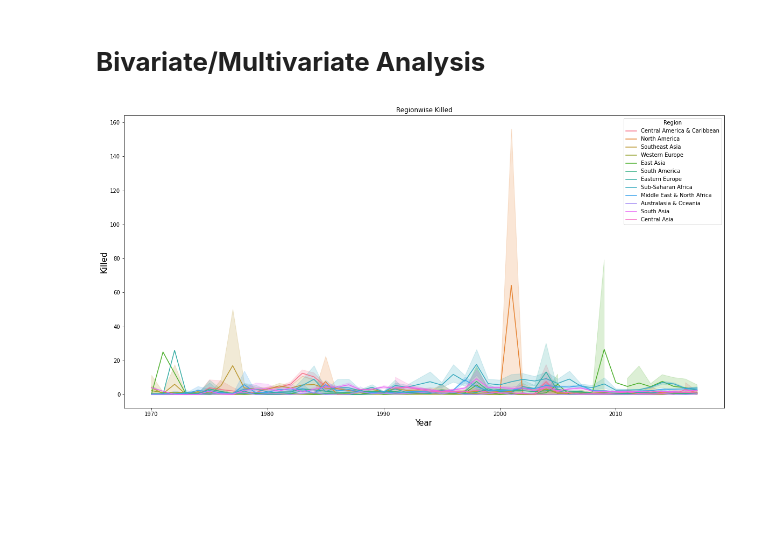
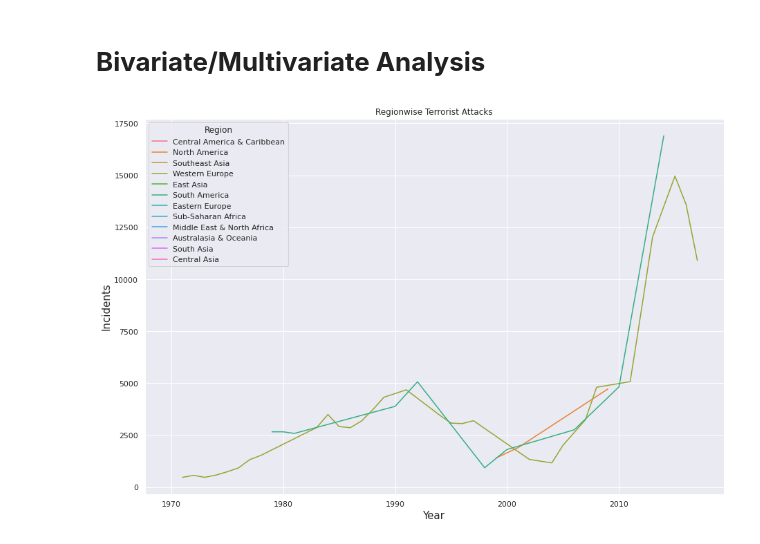
Before and after one commit to Prasad-Khedkar/Global-Terrorism-EDA, a Jupyter notebook: Global_Terrorism(EDA).ipynb, the cells around one changed output. Saved outputs shown, nothing was run; the diff lists cells and outputs as text; code cells hidden in the pictures; blank space fills up the shorter version.

```diff
--- a/Global_Terrorism(EDA).ipynb
+++ b/Global_Terrorism(EDA).ipynb
@@ -30,7 +30,7 @@ print(list(df.columns))
 ['eventid', 'iyear', 'imonth', 'iday', 'approxdate', 'extended', 'resolution', 'country', 'country_txt', 'region', 'region_txt', 'provstate', 'city', 'latitude', 'longitude', 'specificity', 'vicinity' ...
 # %%
 df.rename(columns={'iyear':'Year','imonth':'Month','iday':'Day','country_txt':'Country','region_txt':'Region','provstate':'State','attacktype1_txt':'Attack_Type','targtype1_txt':'Target_Type','target1':'Target_Name','nkill':'Killed','nwound':'Wounded','summary':'Summary','gname':'Group_Name','weaptype1_txt':'Weapon_Type','motive':'Motive'},inplace=True)
-df = df[['Year','Month','Day','Country','State','Region','city','Attack_Type','Target_Name','Target_Type','Killed','Wounded','Group_Name','Weapon_Type','Summary','Motive']]
+df = df[['Year','Country','Region','Attack_Type','Target_Type','Killed','Wounded','Group_Name','Weapon_Type']]
 # %%
 df.head()
 # %% [output]
@@ -58,0 +76,2 @@ df.describe()
+# %%
+df['Killed'].fillna(2.4,inplace=True)
@@ -58,0 +82,2 @@ df.describe()
+# %%
+df['Wounded'].fillna(3.16,inplace=True)
@@ -101,10 +139,10 @@ plt.show()
 # %% [output]
 [figure]
 # %%
-plt.figure(figsize=(20,10))
-plt.xlabel('Region',fontsize=15)
-plt.ylabel('Counts',fontsize=15)
-plt.title('Regionwise Terrorist Activities',fontsize=20)
-df['Region'].value_counts().plot(kind='line')
+sns.set(style="darkgrid")
+pd.crosstab(df.Year,df.Region).plot(kind='line',figsize=(15,10),linewidth=3)
+plt.xlabel('Year',fontsize=15)
+plt.ylabel('Incidents',fontsize=15)
+plt.title('Regional Terrorist Activities-Yearwise',fontsize=20)
 plt.show()
 # %% [output]
@@ -120,11 +158,11 @@ sns.barplot(df['Group_Name'].value_counts()[1:16].values,df['Group_Name'].value_
 # %% [markdown]
 # **Bivariate/Multivariate Analysis**
 # %%
-plt.figure(figsize=(20,10))
-plt.title('Regionwise Killed')
+plt.figure(figsize=(15,10))
+plt.title('Regionwise Terrorist Attacks')
 plt.xlabel('Year',fontsize=15)
-plt.ylabel('Killed',fontsize=15)
-sns.lineplot(df['Year'],df['Killed'], hue = df['Region'])
+plt.ylabel('Incidents',fontsize=15)
+sns.lineplot(x=df['Year'].index,y=df['Year'].value_counts(),hue=df['Region'])
 plt.show()
 # %% [output]
-[figure, old version]
+[figure, new version]
```
Also changed, not shown: parts of 9 cells of this notebook.
